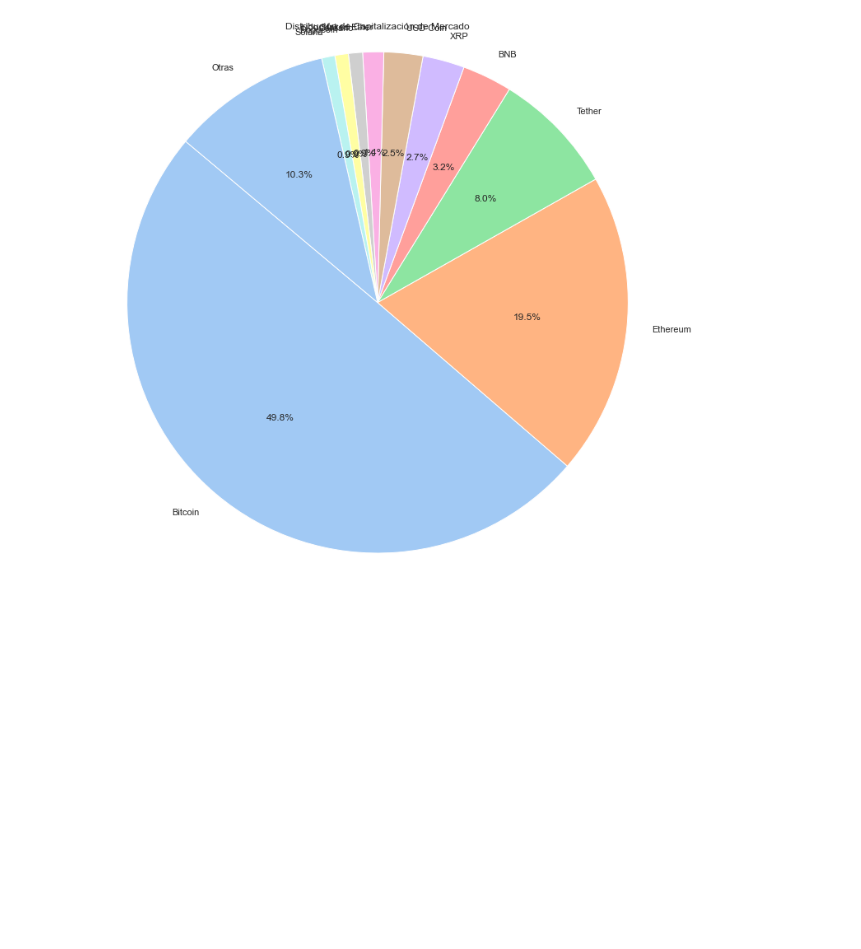
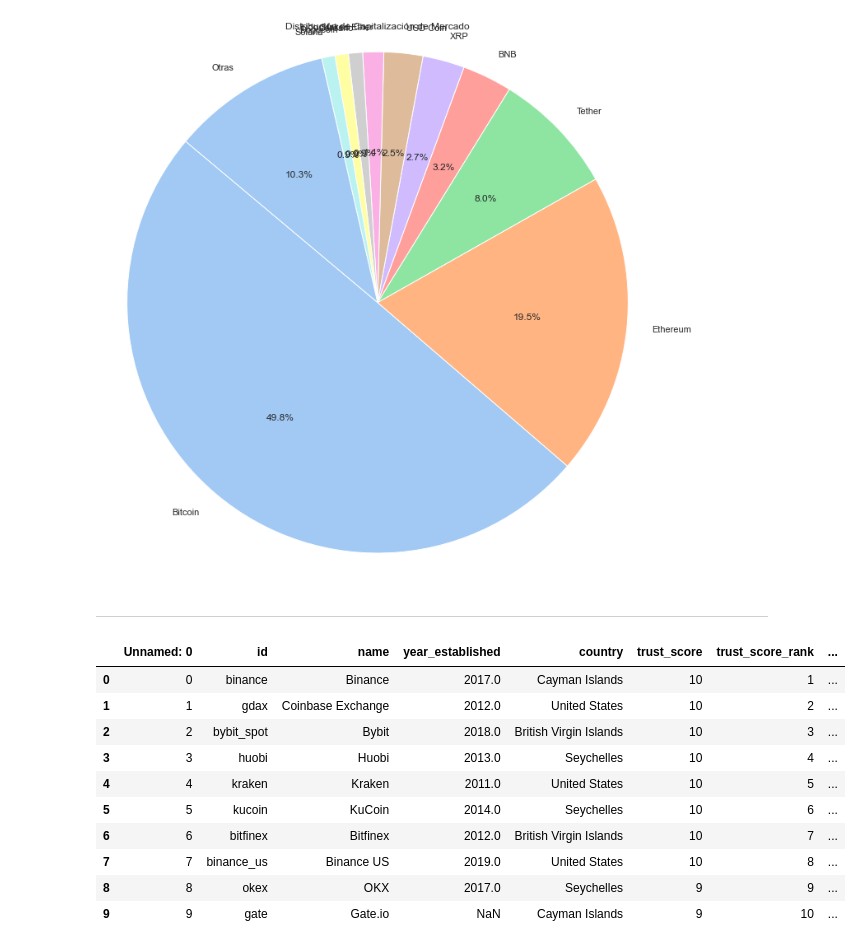
Before and after one commit to Galo0000/Analitics_Proyect_Cryptocurrency, a Jupyter notebook: EDA.ipynb, the cells around one changed output. Saved outputs shown, nothing was run; the diff lists cells and outputs as text; code cells hidden in the pictures; blank space fills up the shorter version.

```diff
--- a/EDA.ipynb
+++ b/EDA.ipynb
@@ -223,3 +223,20 @@ plt.axis('equal')
 plt.show()
 # %% [output]
 [figure]
+# %% [markdown]
+***
+# %%
+df_exchanges = pd.read_csv('./Data/exchanges.csv',delimiter=',')
+df_exchanges.head(10)
+# %% [output]
+|  | Unnamed: 0 | id | name | year_established | country | trust_score | trust_score_rank | ... |
+| 0 | 0 | binance | Binance | 2017.0 | Cayman Islands | 10 | 1 | ... |
+| 1 | 1 | gdax | Coinbase Exchange | 2012.0 | United States | 10 | 2 | ... |
+| 2 | 2 | bybit_spot | Bybit | 2018.0 | British Virgin Islands | 10 | 3 | ... |
+| 3 | 3 | huobi | Huobi | 2013.0 | Seychelles | 10 | 4 | ... |
+| 4 | 4 | kraken | Kraken | 2011.0 | United States | 10 | 5 | ... |
+| 5 | 5 | kucoin | KuCoin | 2014.0 | Seychelles | 10 | 6 | ... |
+| 6 | 6 | bitfinex | Bitfinex | 2012.0 | British Virgin Islands | 10 | 7 | ... |
+| 7 | 7 | binance_us | Binance US | 2019.0 | United States | 10 | 8 | ... |
+| 8 | 8 | okex | OKX | 2017.0 | Seychelles | 9 | 9 | ... |
+| 9 | 9 | gate | Gate.io | NaN | Cayman Islands | 9 | 10 | ... |
```
Also changed, not shown: parts of 2 cells of this notebook.
